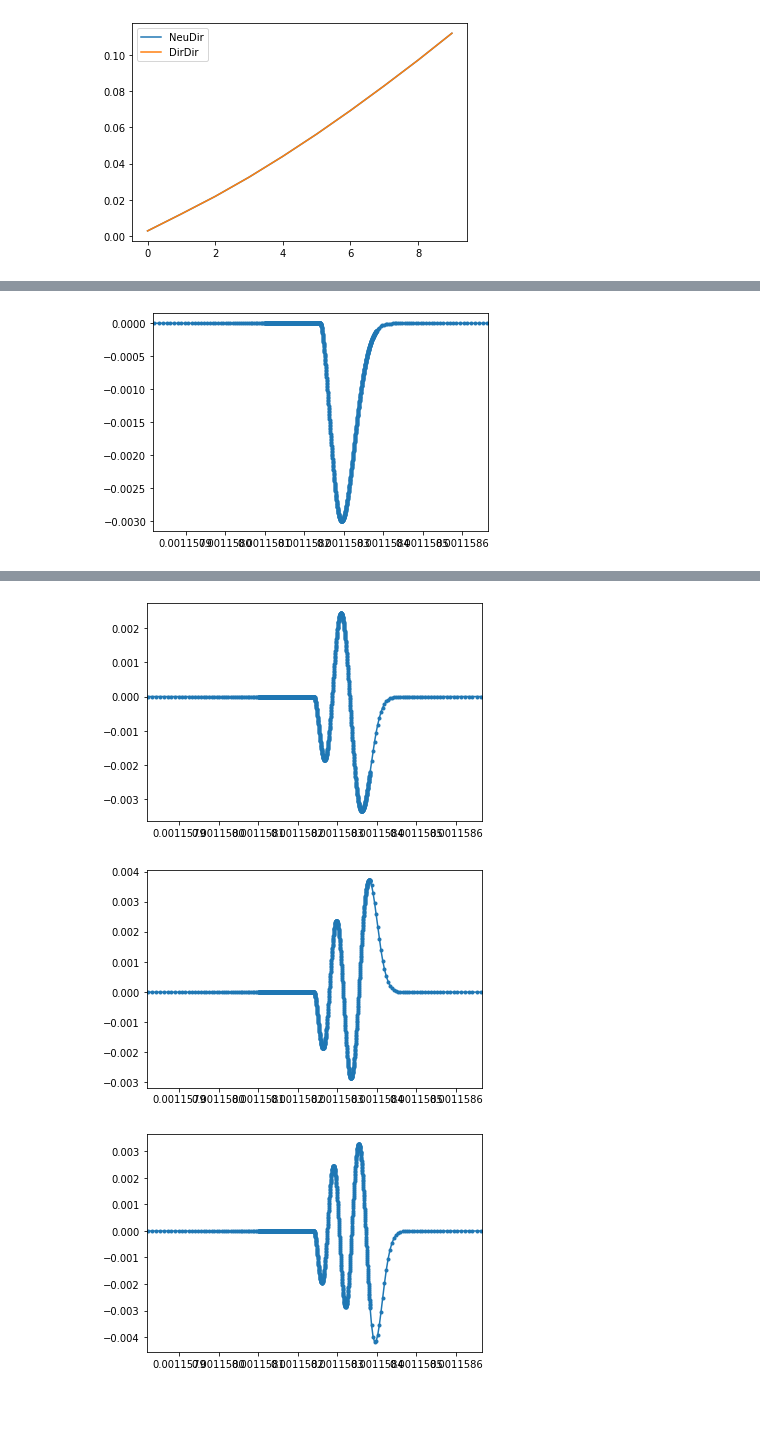
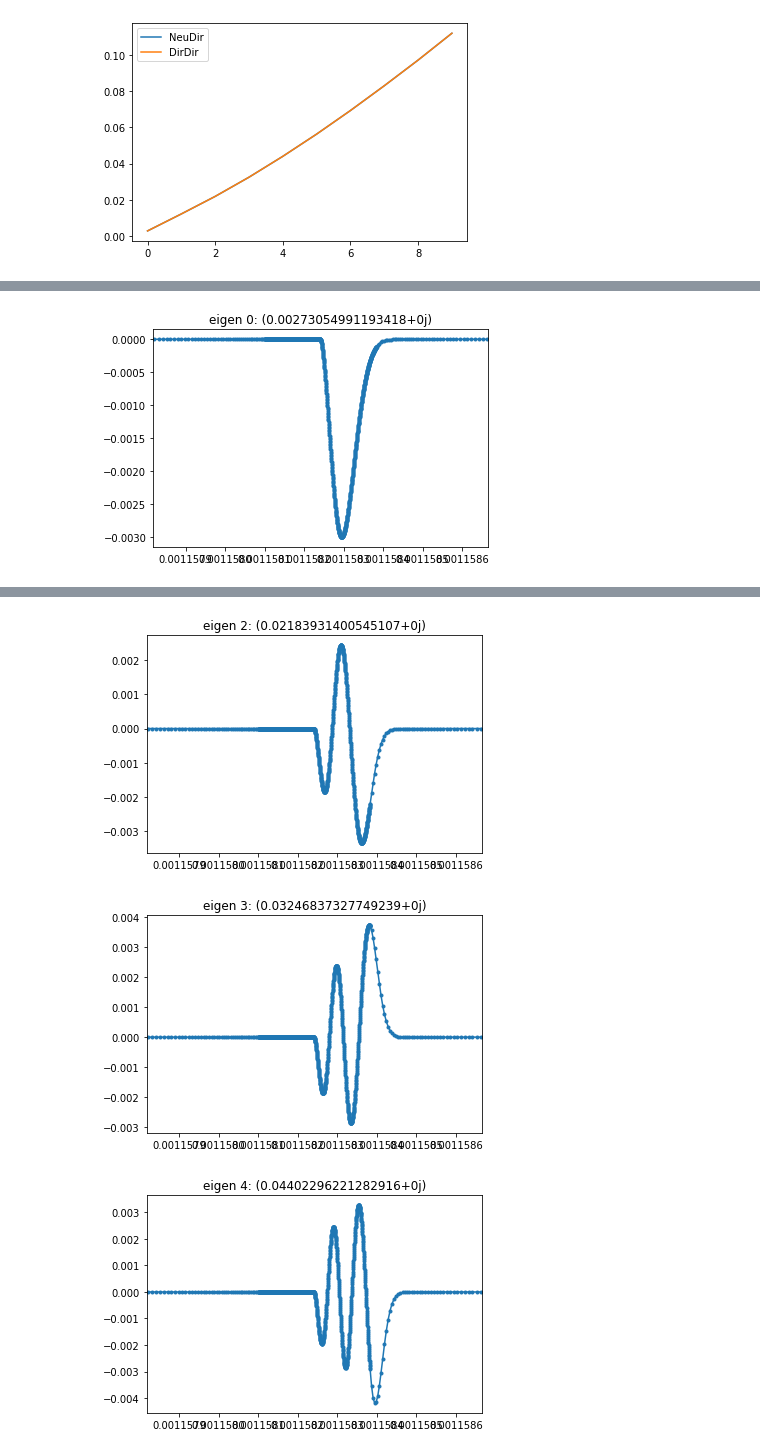
Before and after one commit to Koichi-Miyamoto/StochasticInflationDiffOpEigen, a Jupyter notebook: HybridPhiInflec_LogGrid_V0=1e-15_beta=1e4_nGrid2000.ipynb, the cells around one changed output, grey strips where cells are left out. Saved outputs shown, nothing was run; the diff lists cells and outputs as text; code cells hidden in the pictures; blank space fills up the shorter version.

```diff
--- a/HybridPhiInflec_LogGrid_V0=1e-15_beta=1e4_nGrid2000.ipynb
+++ b/HybridPhiInflec_LogGrid_V0=1e-15_beta=1e4_nGrid2000.ipynb
@@ -272,7 +284,8 @@ for iEig in range(5):
 # %%
-for iEig in range(5):
+for iEig in range(eigenValNum):
     ax = plt.gca()
     plt.plot(customGrid_psi_woEnd, np.reshape(eigVecsSort_NeuDir[iEig], (nGrid-2, nGrid-2))[nGrid // 2,:], marker='.')
     ax.set_xlim([5 * psiLargeEtaMin - 4 * psiLargeEtaMax, 5 * psiLargeEtaMax - 4 * psiLargeEtaMin])
+    ax.set_title("eigen " + str(iEig) + ": " + str(eigValsSort_NeuDir[iEig]))
     plt.show()
 # %% [output]
@@ -284,7 +302,8 @@ for iEig in range(5):
 # %%
-for iEig in range(5):
+for iEig in range(eigenValNum):
     ax = plt.gca()
     plt.plot(customGrid_phi_woEnd, np.reshape(eigVecsSort_NeuDir[iEig], (nGrid-2, nGrid-2))[:,nGrid//2], marker=".")
     ax.set_xlim([2 * phiLargeEtaMin - phiLargeEtaMax, 2 * phiLargeEtaMax - phiLargeEtaMin])
+    ax.set_title("eigen " + str(iEig) + ": " + str(eigValsSort_NeuDir[iEig]))
     plt.show()
 # %% [output]
@@ -296,6 +320,6 @@ for iEig in range(5):
 # %%
 # 固有関数のプロット
-for iEig in range(5):
+for iEig in range(eigenValNum):
     fig, ax1 = plt.subplots(1)
     cntr1 = ax1.contourf(customGrid_phi_woEnd, customGrid_psi_woEnd, np.reshape(eigVecsSort_DirDir[iEig], (nGrid-2, nGrid-2)).T)
     fig.colorbar(cntr1, ax=ax1)
@@ -303,5 +327,6 @@ for iEig in range(5):
     ax1.set_ylabel("psi")
     ax1.set_xlim([2 * phiLargeEtaMin - phiLargeEtaMax, 2 * phiLargeEtaMax - phiLargeEtaMin])
     ax1.set_ylim([5 * psiLargeEtaMin - 4 * psiLargeEtaMax, 5 * psiLargeEtaMax - 4 * psiLargeEtaMin])
+    ax1.set_title("eigen " + str(iEig) + ": " + str(eigValsSort_NeuDir[iEig]))
     plt.show()
 # %% [output]
@@ -313,7 +343,8 @@ for iEig in range(5):
 # %%
-for iEig in range(5):
+for iEig in range(eigenValNum):
     ax = plt.gca()
     plt.plot(customGrid_psi_woEnd, np.reshape(eigVecsSort_DirDir[iEig], (nGrid-2, nGrid-2))[nGrid//2,:],marker=".")
     ax.set_xlim([5 * psiLargeEtaMin - 4 * psiLargeEtaMax, 5 * psiLargeEtaMax - 4 * psiLargeEtaMin])
+    ax.set_title("eigen " + str(iEig) + ": " + str(eigValsSort_NeuDir[iEig]))
     plt.show()
 # %% [output]
@@ -325,8 +361,9 @@ for iEig in range(5):
 # %%
-for iEig in range(5):
+for iEig in range(eigenValNum):
     ax = plt.gca()
     plt.plot(customGrid_phi_woEnd, np.reshape(eigVecsSort_DirDir[iEig], (nGrid-2, nGrid-2))[:,nGrid//2], marker=".")
     ax.set_xlim([2 * phiLargeEtaMin - phiLargeEtaMax, 2 * phiLargeEtaMax - phiLargeEtaMin])
+    ax.set_title("eigen " + str(iEig) + ": " + str(eigValsSort_NeuDir[iEig]))
     plt.show()
 # %% [output]
-[figure, old version]
+[figure, new version]
@@ -334,3 +371,3 @@ for iEig in range(5):
-[figure, old version]
+[figure, new version]
-[figure, old version]
+[figure, new version]
-[figure, old version]
+[figure, new version]
```
Also changed, not shown: parts of 16 cells of this notebook, 1 other file.
